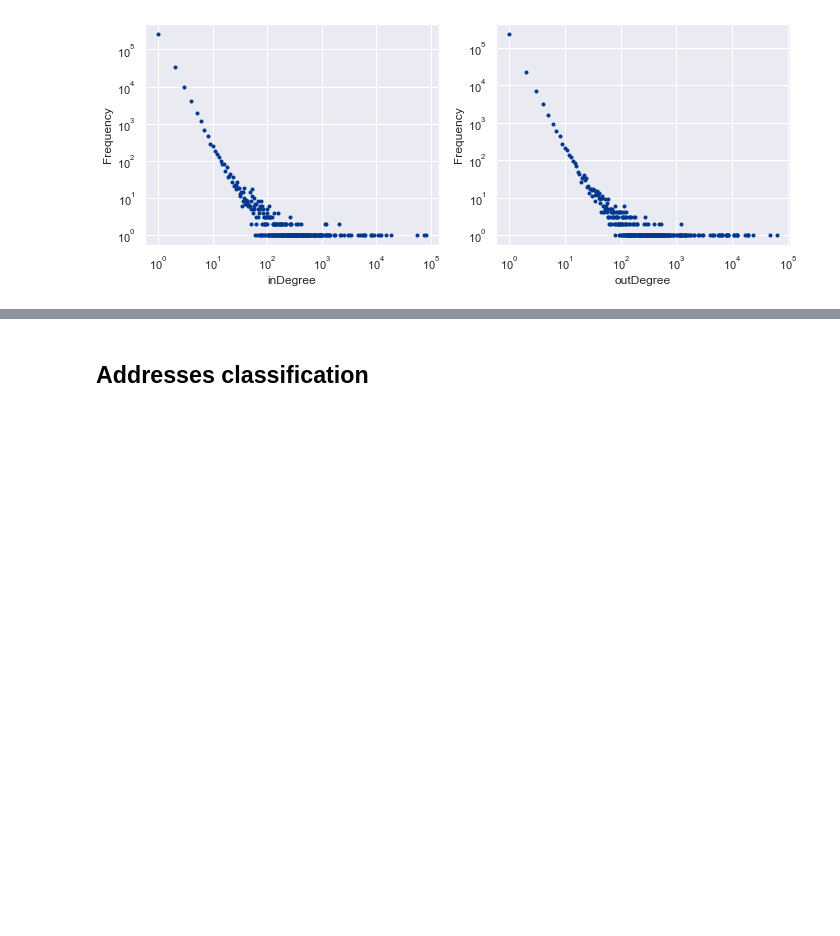
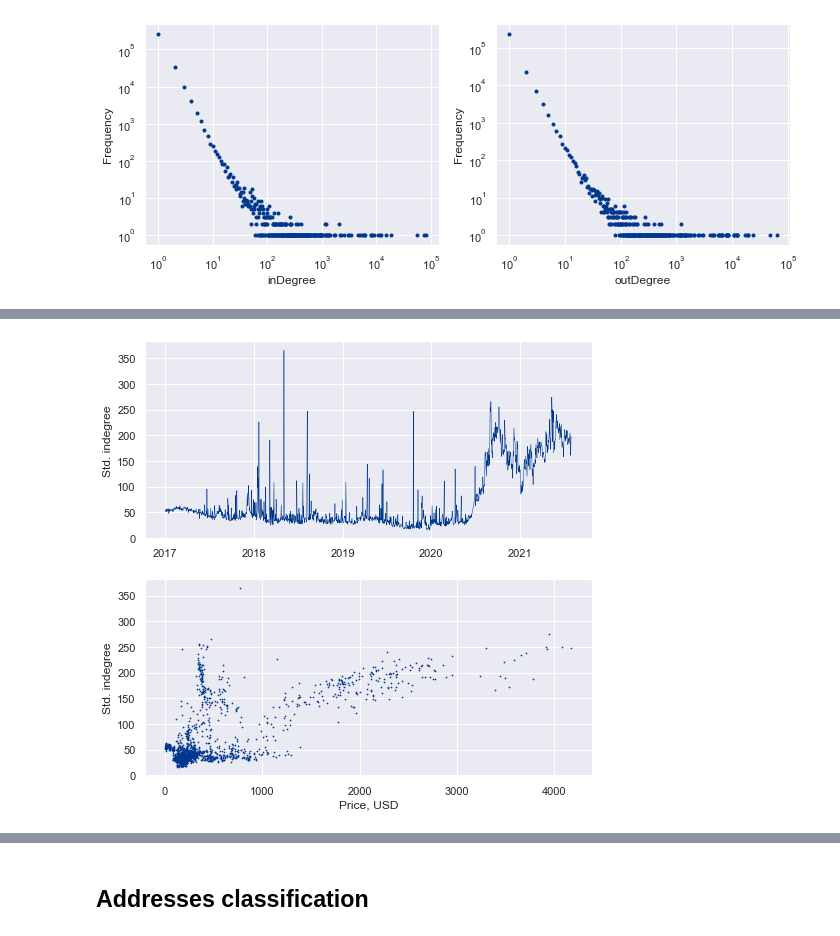
Before and after one commit to frebls/crypto-on-chain, a Jupyter notebook: data_analysis/EDA.ipynb, the cells around one changed output, grey strips where cells are left out. Saved outputs shown, nothing was run; the diff lists cells and outputs as text; code cells hidden in the pictures; blank space fills up the shorter version.

```diff
--- a/data_analysis/EDA.ipynb
+++ b/data_analysis/EDA.ipynb
@@ -588,0 +704,21 @@ ax2.grid(False)
+# %%
+fig, ax1 = plt.subplots(2, 1, figsize=(8, 8))
+
+ax1[0].plot(degree1.date, degree1.stddev_indegree, color = pal[0], linewidth = .5)
+ax1[0].set_ylabel('Std. indegree')
+# ax1[0].set_yscale('log')
+
+degree_ = degree1.merge(market_data1, on = 'date', how = 'left')
+
+ax1[1].scatter(degree_.close, degree_.stddev_indegree, color = pal[0], s = .5)
+ax1[1].set_xlabel('Price, USD')
+ax1[1].set_ylabel('Std. indegree')
+# ax1[1].set_yscale('log')
+# ax1[1].set_xscale('log')
+
+# plt.tight_layout()
+# plt.show()
+
+plt.savefig("charts/std_indegree.pdf")
+# %% [output]
+[figure, added]
```
Also changed, not shown: parts of 31 cells of this notebook.
